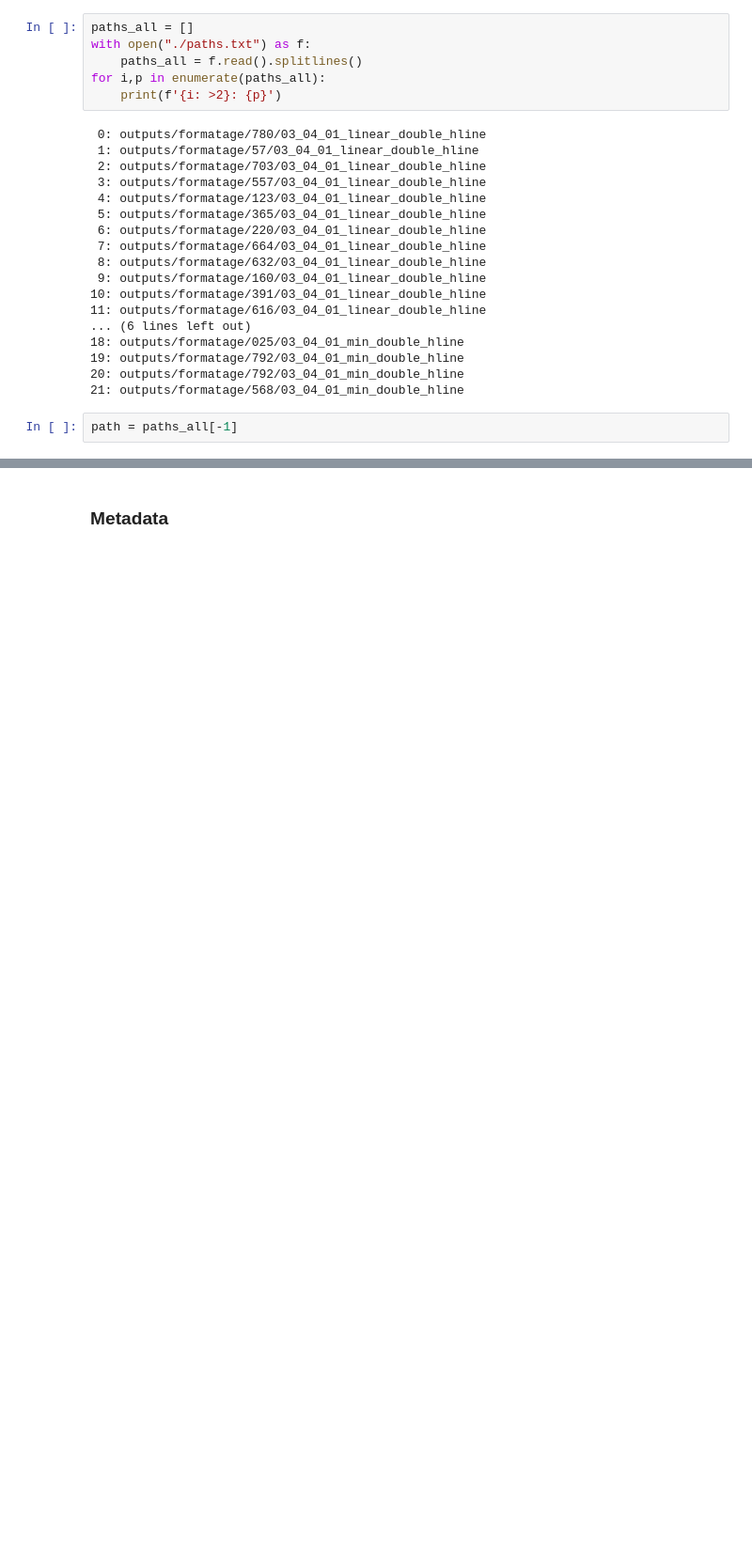
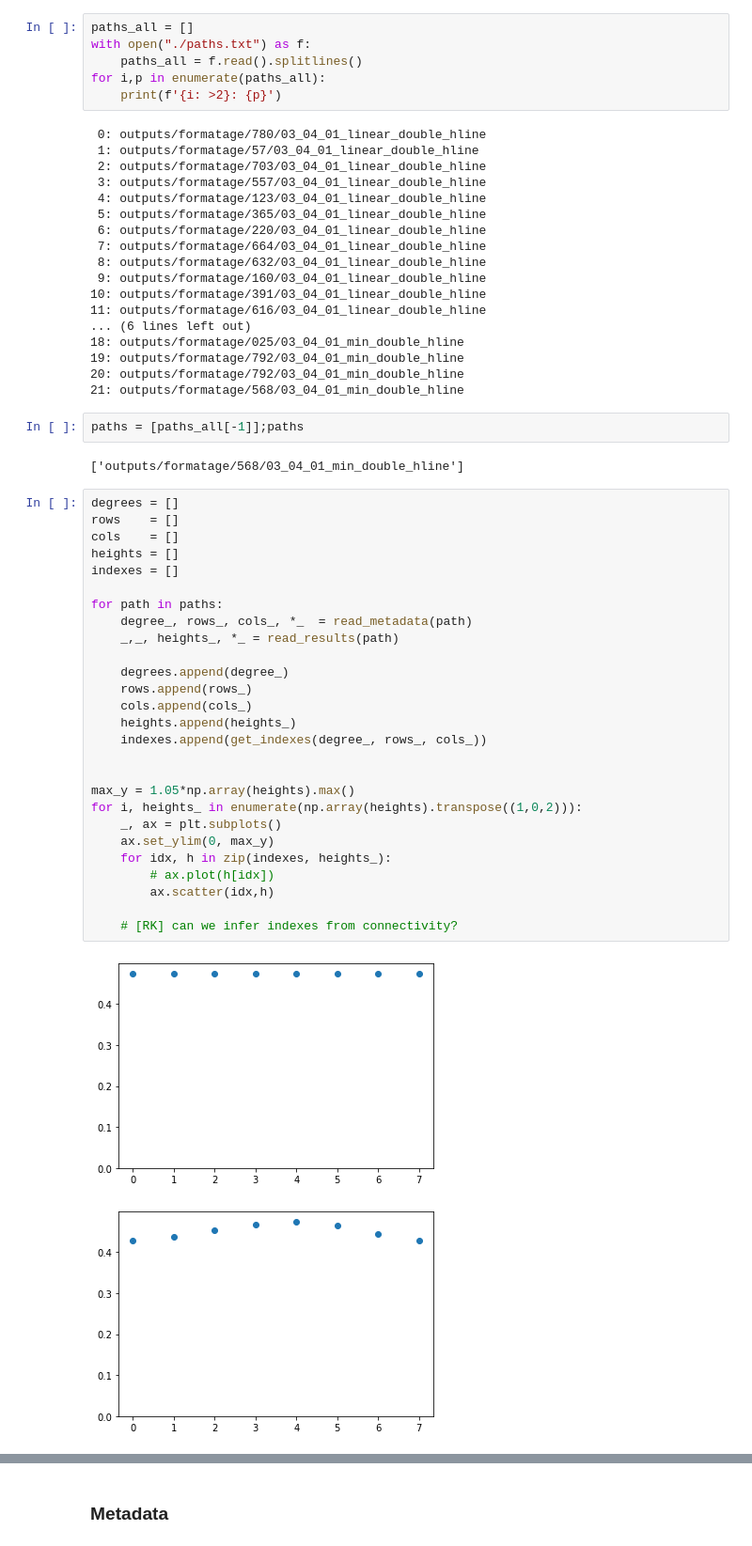
Before and after one commit to udaykusupati/ActuationUmbrellaMeshes, a Jupyter notebook: python/actuation_experiments/RG_Images.ipynb, the cells around one changed output, grey strips where cells are left out. Shown at 94% size. Drawn from its saved outputs; the diff is of its cells as text; blank space fills up the shorter version.

```diff
--- a/python/actuation_experiments/RG_Images.ipynb
+++ b/python/actuation_experiments/RG_Images.ipynb
@@ -32,4 +35,36 @@ for i,p in enumerate(paths_all):
 20: outputs/formatage/792/03_04_01_min_double_hline
 21: outputs/formatage/568/03_04_01_min_double_hline
 # %%
-path = paths_all[-1]
+paths = [paths_all[-1]];paths
+# %% [output]
+['outputs/formatage/568/03_04_01_min_double_hline']
+# %%
+degrees = []
+rows    = []
+cols    = []
+heights = []
+indexes = []
+
+for path in paths:
+    degree_, rows_, cols_, *_  = read_metadata(path)
+    _,_, heights_, *_ = read_results(path)
+
+    degrees.append(degree_)
+    rows.append(rows_)
+    cols.append(cols_)
+    heights.append(heights_)
+    indexes.append(get_indexes(degree_, rows_, cols_))
+
+
+max_y = 1.05*np.array(heights).max()
+for i, heights_ in enumerate(np.array(heights).transpose((1,0,2))):
+    _, ax = plt.subplots()
+    ax.set_ylim(0, max_y)
+    for idx, h in zip(indexes, heights_):
+        # ax.plot(h[idx])
+        ax.scatter(idx,h)
+
+    # [RK] can we infer indexes from connectivity?
+# %% [output]
+[figure, added]
+[figure, added]
```
Also changed, not shown: parts of 12 cells of this notebook, 5 other files.
